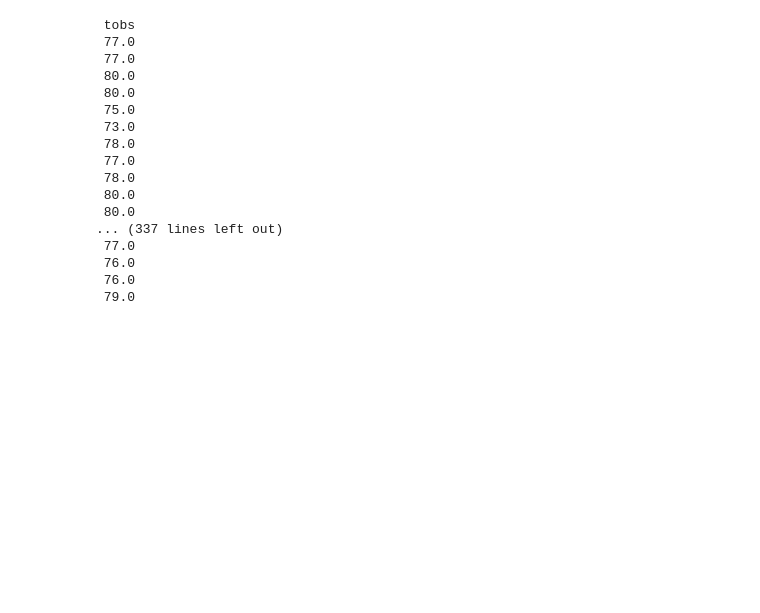
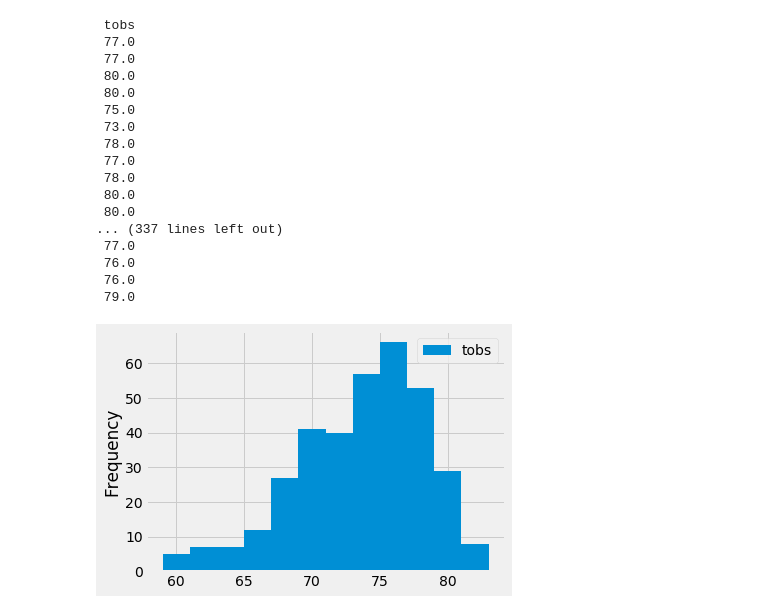
Before and after one commit to Barinderkaur15/surfs_up, a Jupyter notebook: climate_analysis.ipynb, the cells around one changed output. Cells and saved outputs as stored; diff of their text form; code cells hidden in the pictures; blank space fills up the shorter version.

```diff
--- a/climate_analysis.ipynb
+++ b/climate_analysis.ipynb
@@ -204,3 +204,8 @@ print(df.to_string(index=False))
  76.0
  76.0
  79.0
+# %%
+df.plot.hist(bins=12)
+plt.tight_layout()
+# %% [output]
+[figure, added]
```
Also changed, not shown: parts of 1 cell of this notebook, 1 other file.
